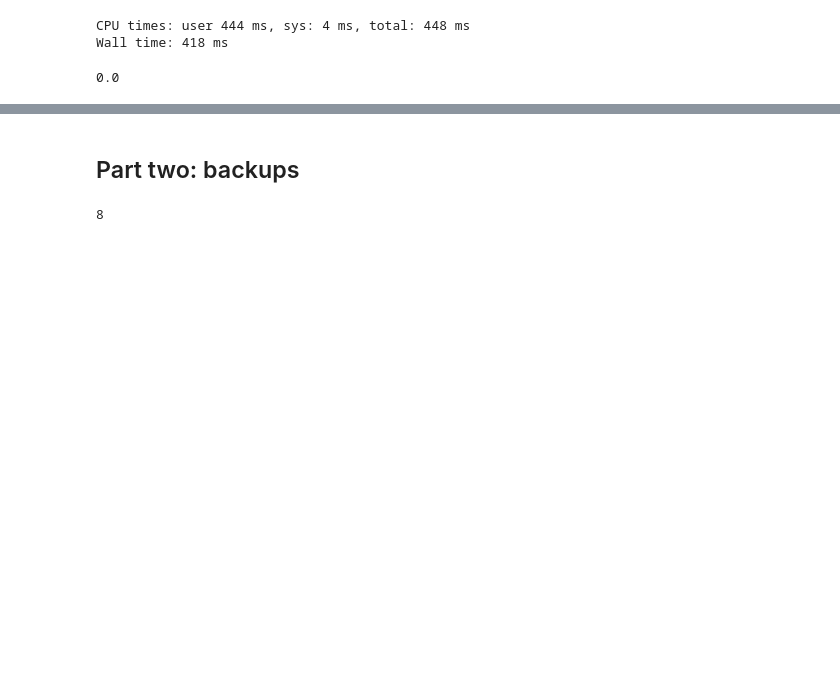
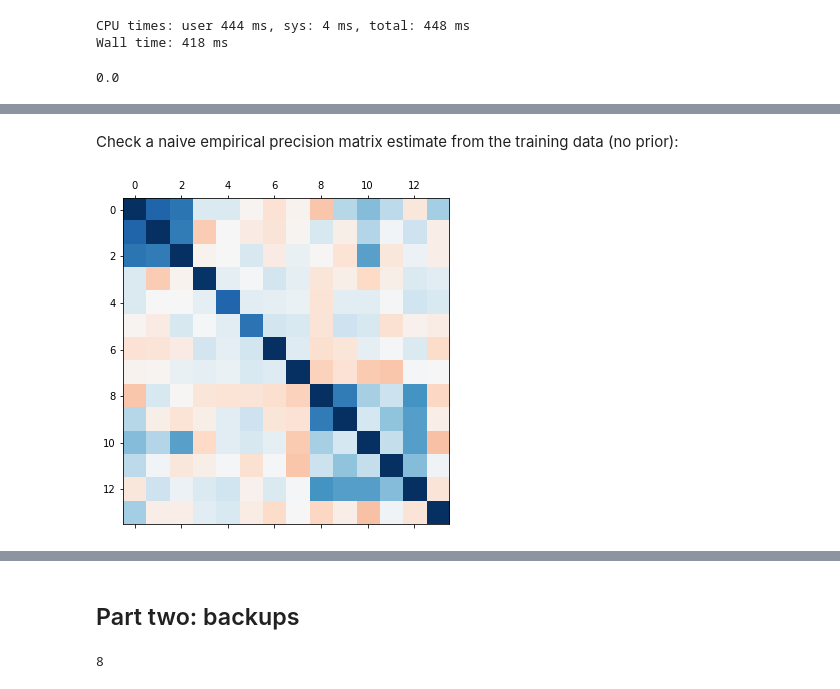
Before and after one commit to ogrisel/notebooks, a Jupyter notebook: precision_matrices.ipynb, the cells around one changed output, grey strips where cells are left out. Drawn from its saved outputs; the diff is of its cells as text; code cells hidden in the pictures; blank space fills up the shorter version.

```diff
--- a/precision_matrices.ipynb
+++ b/precision_matrices.ipynb
@@ -190,0 +193,11 @@ Wall time: 418 ms
+# %%
+block_sizes = [3, 5, 5, 1]
+K_gt, variables_gt = make_block_linear_operator(block_sizes)  # ground truth
+K, variables = make_block_linear_operator(block_sizes)  # estimator
+
+session.run(tf.global_variables_initializer())
+diag_variables_gt, offdiag_variables_gt = variables_gt
+session.run(diag_variables_gt.assign([1, -.1, 0.8, 0]))
+session.run(offdiag_variables_gt.assign([0.9, 0.4, 0.7, 1]))
+K_gt_tensor = session.run(K_gt.to_dense())
+matshow(K_gt_tensor)
@@ -190,0 +217,17 @@ Wall time: 418 ms
+# %%
+C_gt = tf.linalg.inv(K_gt_tensor)
+# matshow(session.run(C_gt)
+# %%
+from tensorflow.contrib.distributions import MultivariateNormalFullCovariance
+
+
+model_gt = MultivariateNormalFullCovariance(loc=tf.zeros([C_gt.shape[0]], dtype=np.float32),
+                                            covariance_matrix=C_gt)
+data_train = session.run(model_gt.sample(100))
+data_train = tf.constant(data_train)
+# %% [markdown]
+Check a naive empirical precision matrix estimate from the training data (no prior):
+# %%
+matshow(session.run(tf.linalg.inv(tf.matmul(tf.transpose(data_train), data_train))));
+# %% [output]
+[figure, added]
```
Also changed, not shown: parts of 9 cells of this notebook.
